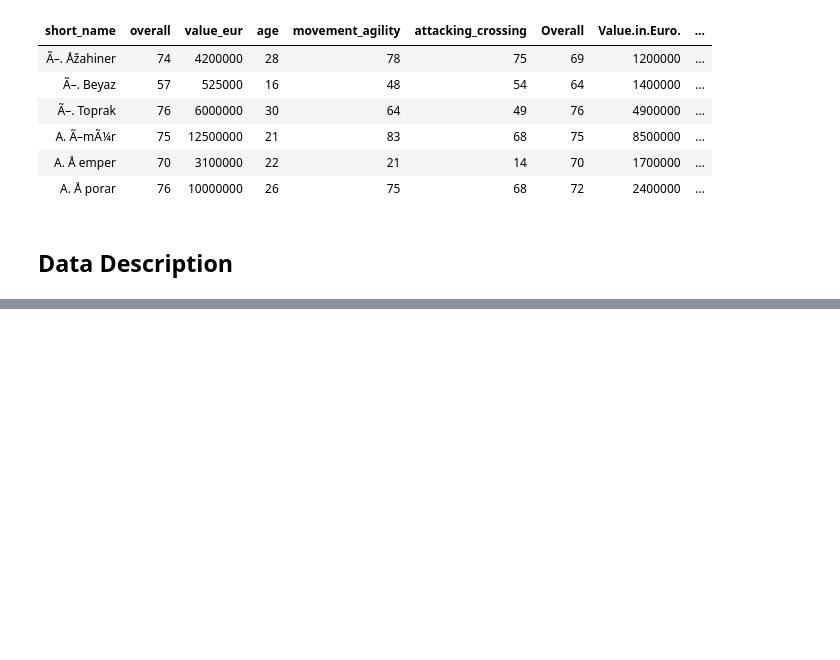
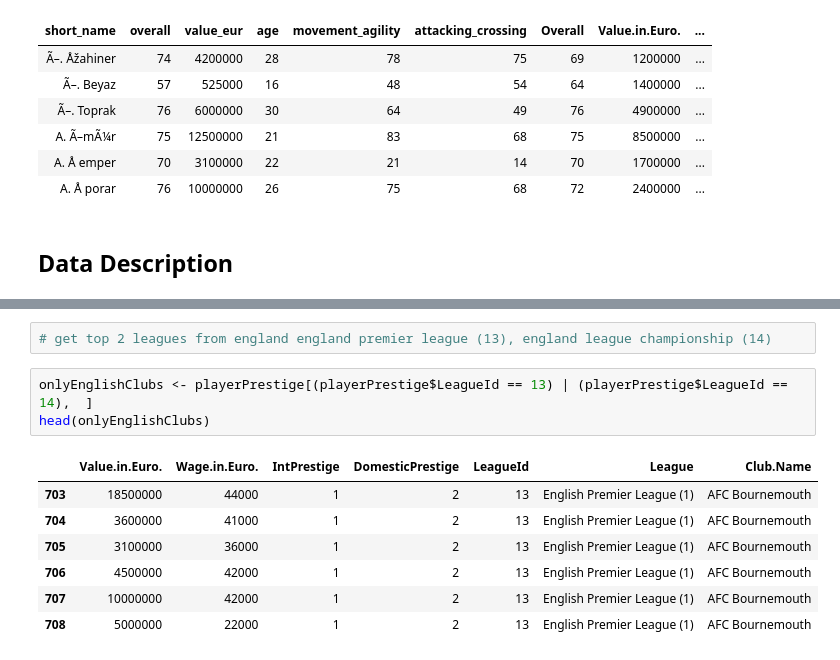
Before and after one commit to YoNG-Zaii/MH3511-FIFA-Analysis, a Jupyter notebook: Data Preparation R.ipynb, the cells around one changed output, grey strips where cells are left out. Cells and saved outputs as stored; diff of their text form; blank space fills up the shorter version.

```diff
--- a/Data Preparation R.ipynb
+++ b/Data Preparation R.ipynb
@@ -194,0 +296,13 @@ dim(players21v23); head(players21v23)
+# %%
+# get top 2 leagues from england england premier league (13), england league championship (14)
+# %%
+onlyEnglishClubs <- playerPrestige[(playerPrestige$LeagueId == 13) | (playerPrestige$LeagueId == 14),  ]
+head(onlyEnglishClubs)
+# %% [output]
+|  | Value.in.Euro. | Wage.in.Euro. | IntPrestige | DomesticPrestige | LeagueId | League | Club.Name |
+| 703 | 18500000 | 44000 | 1 | 2 | 13 | English Premier League (1) | AFC Bournemouth |
+| 704 | 3600000 | 41000 | 1 | 2 | 13 | English Premier League (1) | AFC Bournemouth |
+| 705 | 3100000 | 36000 | 1 | 2 | 13 | English Premier League (1) | AFC Bournemouth |
+| 706 | 4500000 | 42000 | 1 | 2 | 13 | English Premier League (1) | AFC Bournemouth |
+| 707 | 10000000 | 42000 | 1 | 2 | 13 | English Premier League (1) | AFC Bournemouth |
+| 708 | 5000000 | 22000 | 1 | 2 | 13 | English Premier League (1) | AFC Bournemouth |
```
Also changed, not shown: parts of 25 cells of this notebook, 1 other file.
